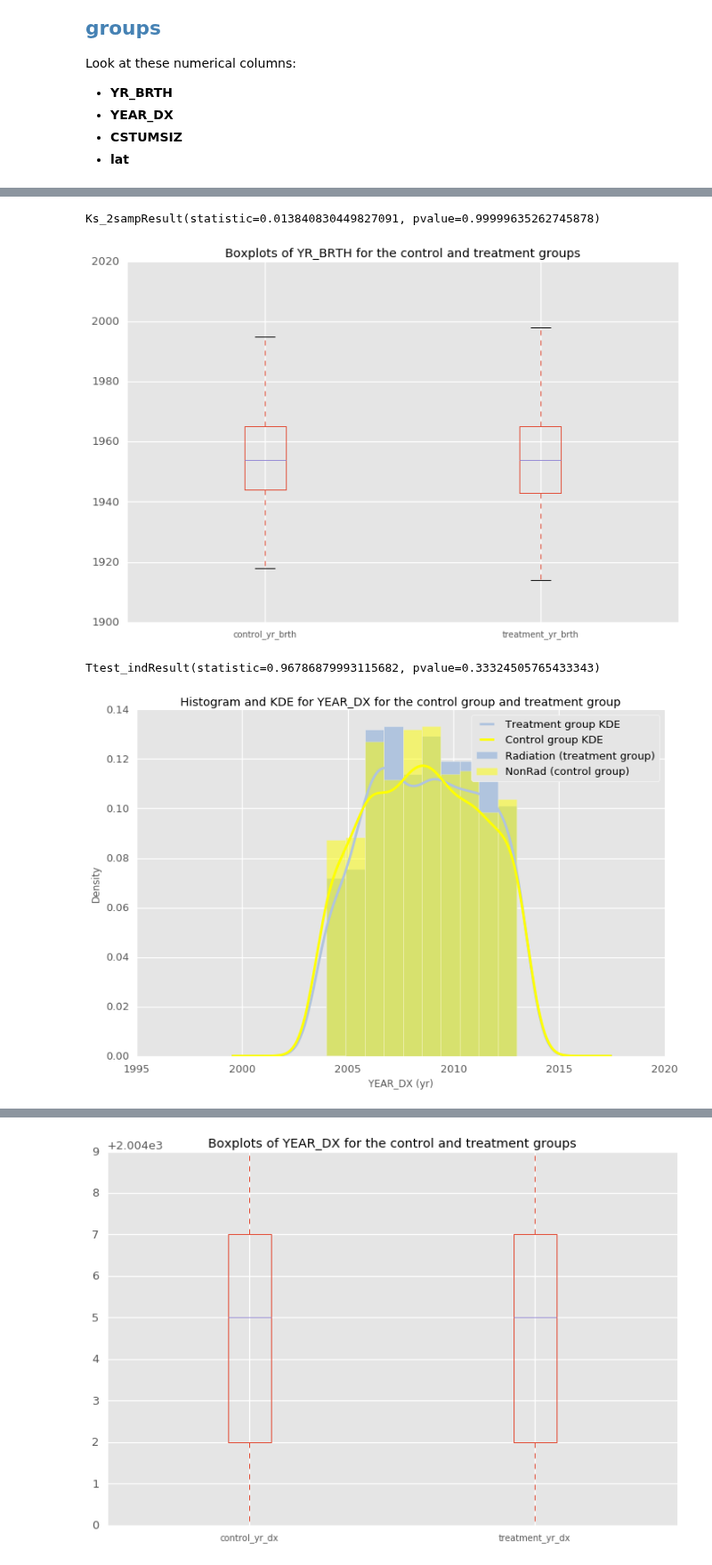
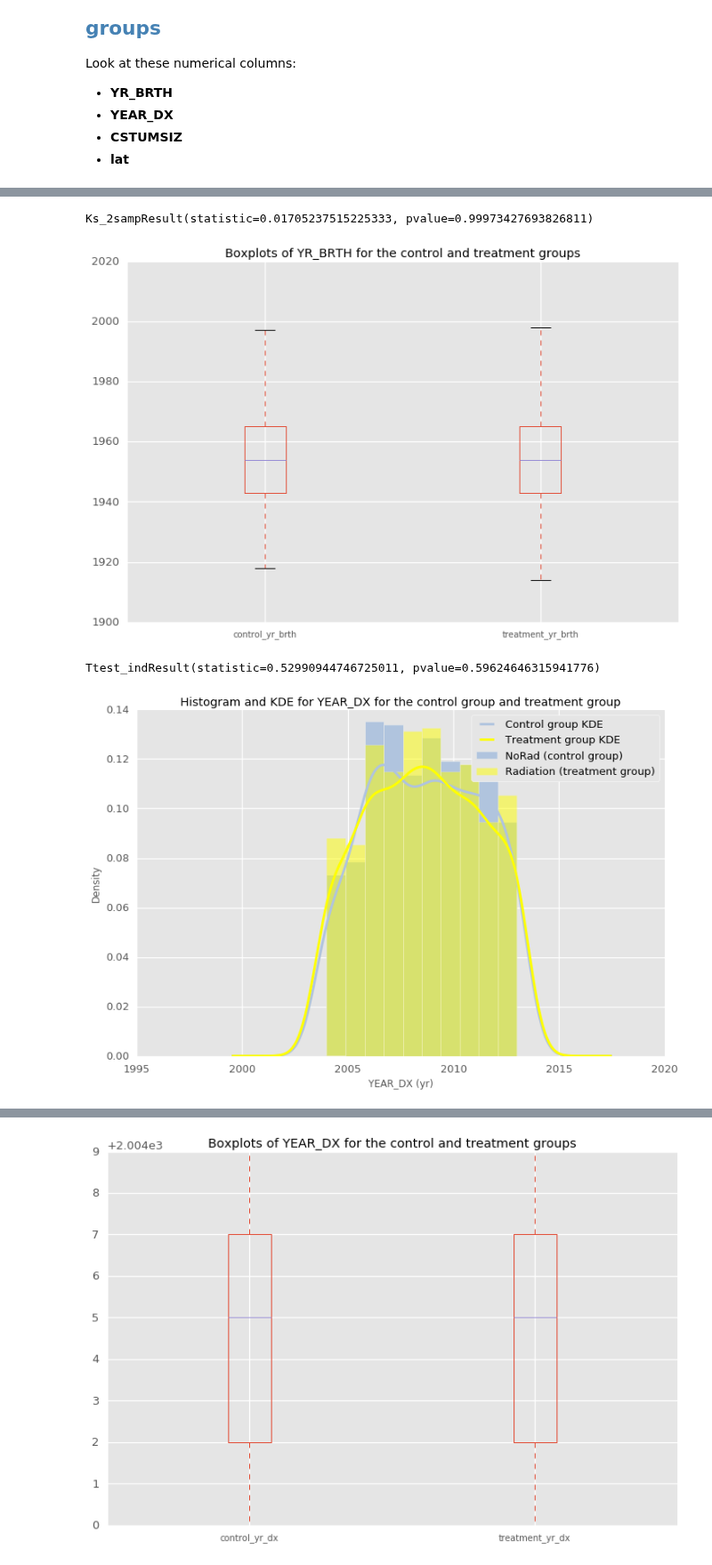
Before and after one commit to doolingdavid/SEERMATCH2, a Jupyter notebook: all_other_example.ipynb, the cells around one changed output, grey strips where cells are left out. Shown at 89% size. Cells and saved outputs as stored; diff of their text form; code cells hidden in the pictures.

```diff
--- a/all_other_example.ipynb
+++ b/all_other_example.ipynb
@@ -436,9 +436,9 @@ dftreeleague['neighbor_3_League'] = dftreeleague['neighbor_3'].apply(get_league)
 
 neighbor_1_match = (dftreeleague['neighbor_1_League'] == 0)
 
-dist1filter = (dftreeleague['distance_1'] <= 3.5)
-dist2filter = (dftreeleague['distance_2'] <= 3.5)
-dist3filter = (dftreeleague['distance_3'] <= 3.5)
+dist1filter = (dftreeleague['distance_1'] <= 3)
+dist2filter = (dftreeleague['distance_2'] <= 3)
+dist3filter = (dftreeleague['distance_3'] <= 3)
 
 one = dftreeleague[['neighbor_1','distance_1',
                   'neighbor_1_League'
@@ -731,14 +731,14 @@ yobresults = stats.ks_2samp(dfyob_comp.treatment_yr_brth.as_matrix(),
                              dfyob_comp.control_yr_brth.as_matrix())
 print(yobresults)
 # %% [output]
-Ks_2sampResult(statistic=0.013840830449827091, pvalue=0.99999635262745878)
+Ks_2sampResult(statistic=0.01705237515225333, pvalue=0.99973427693826811)
 # %%
 dfyob_comp.boxplot(['control_yr_brth','treatment_yr_brth'],
                   return_type='axes');
 
 plt.title('Boxplots of YR_BRTH for the control and treatment groups');
 # %% [output]
-[figure, old version]
+[figure, new version]
 # %%
 control_yr_dx = resgoodpop['YEAR_DX'].loc[controlindices]
 treatment_yr_dx = resgoodpop['YEAR_DX'].loc[treatmentindices]
@@ -754,20 +754,20 @@ stats.ttest_ind(a=dfyrdx_comp.control_yr_dx.as_matrix(),
                b=dfyrdx_comp.treatment_yr_dx.as_matrix(),
                equal_var=False)   # assume samples have equal variance?
 # %% [output]
-Ttest_indResult(statistic=0.96786879993115682, pvalue=0.33324505765433343)
+Ttest_indResult(statistic=0.52990944746725011, pvalue=0.59624646315941776)
 # %%
 apost = dftreeleague['YEAR_DX'][treatmentindices]
 bpost = dftreeleague['YEAR_DX'][controlindices]
 # %%
-ax = bpost.hist(bins=10,color='LightSteelBlue',normed=True,label='Radiation (treatment group)')
-bpost.plot(kind='kde',lw=3, color='LightSteelBlue', ax=ax, label='Treatment group KDE')
-apost.hist(bins=10,color='yellow',normed=True,alpha=.5,label='NonRad (control group)')
-apost.plot(kind='kde',lw=3, color='yellow', ax=ax, label='Control group KDE')
+ax = bpost.hist(bins=10,color='LightSteelBlue',normed=True,label='NoRad (control group)')
+bpost.plot(kind='kde',lw=3, color='LightSteelBlue', ax=ax, label='Control group KDE')
+apost.hist(bins=10,color='yellow',normed=True,alpha=.5,label='Radiation (treatment group)')
+apost.plot(kind='kde',lw=3, color='yellow', ax=ax, label='Treatment group KDE')
 plt.title('Histogram and KDE for YEAR_DX for the control group and treatment group')
 plt.xlabel('YEAR_DX (yr)')
 plt.legend();
 # %% [output]
-[figure, old version]
+[figure, new version]
 # %%
 yrdxtreatmentcdf = dfyrdx_comp.treatment_yr_dx.value_counts(normalize=True).sort_index().cumsum()
 yrdxcontrolcdf = dfyrdx_comp.control_yr_dx.value_counts(normalize=True).sort_index().cumsum()
```
Also changed, not shown: parts of 51 cells of this notebook.
